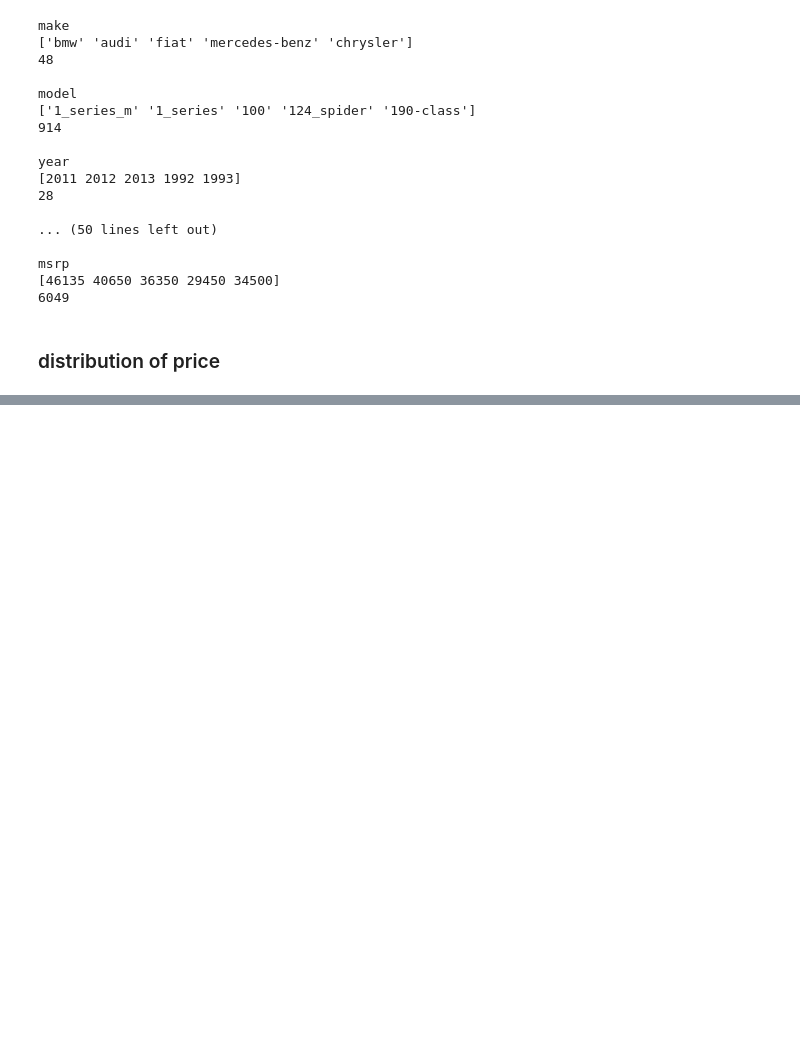
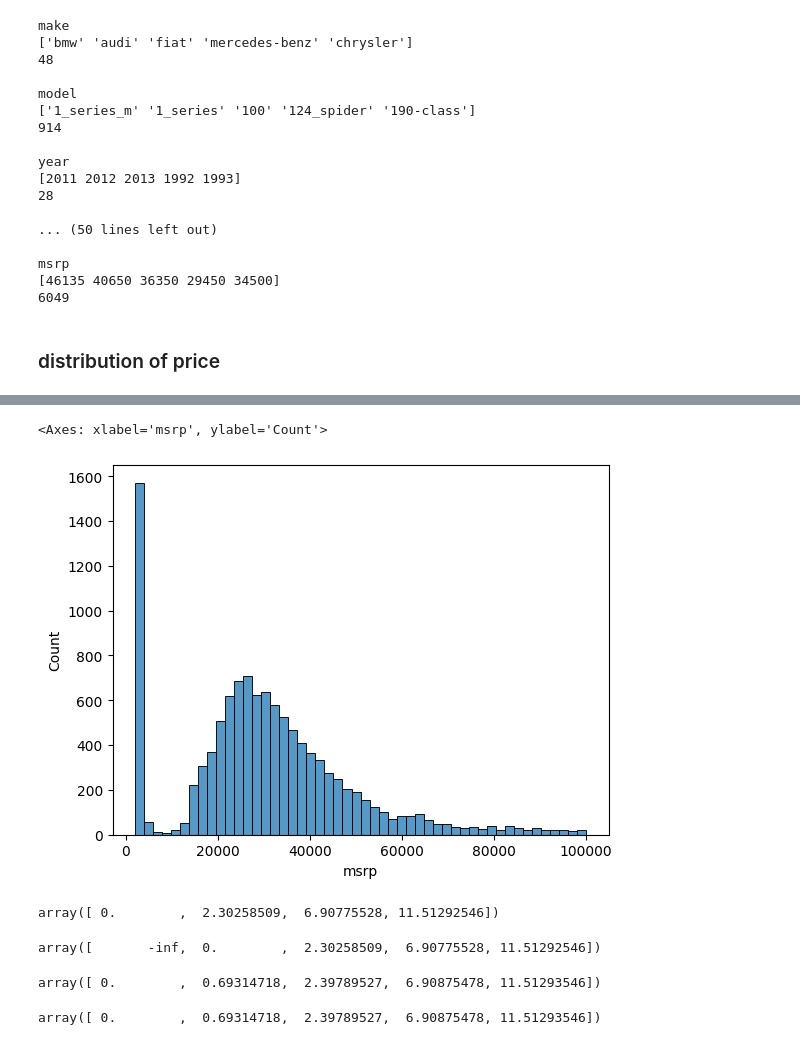
Before and after one commit to Liwhenandwhere/ML-Zoomcamp-Homework, a Jupyter notebook: CH2 Car price.ipynb, the cells around one changed output, grey strips where cells are left out. Cells and saved outputs as stored; diff of their text form; code cells hidden in the pictures; blank space fills up the shorter version.

```diff
--- a/CH2 Car price.ipynb
+++ b/CH2 Car price.ipynb
@@ -120,0 +136,23 @@ msrp
+# %%
+sns.histplot(df.msrp[df.msrp < 100000], bins = 50)
+# %% [output]
+<Axes: xlabel='msrp', ylabel='Count'>
+[figure, added]
+# %%
+# we can tell it's long tail distribution for the car price, so we want to handle this
+# log to get more compact values
+np.log([1, 10, 1000, 100000])
+# %% [output]
+array([ 0.        ,  2.30258509,  6.90775528, 11.51292546])
+# %%
+np.log([0, 1, 10, 1000, 100000]) # cannot log zero values
+# %% [output]
+array([       -inf,  0.        ,  2.30258509,  6.90775528, 11.51292546])
+# %%
+np.log([ 0+1, 1+1, 10+1, 1000+1, 100000+1]) # can add 1 to each to avoid the error from logging 0
+# %% [output]
+array([ 0.        ,  0.69314718,  2.39789527,  6.90875478, 11.51293546])
+# %%
+np.log1p([0, 1, 10, 1000, 100000]) #log1p function in numpy does the thing of adding 1
+# %% [output]
+array([ 0.        ,  0.69314718,  2.39789527,  6.90875478, 11.51293546])
```
Also changed, not shown: parts of 13 cells of this notebook, 1 other file.
